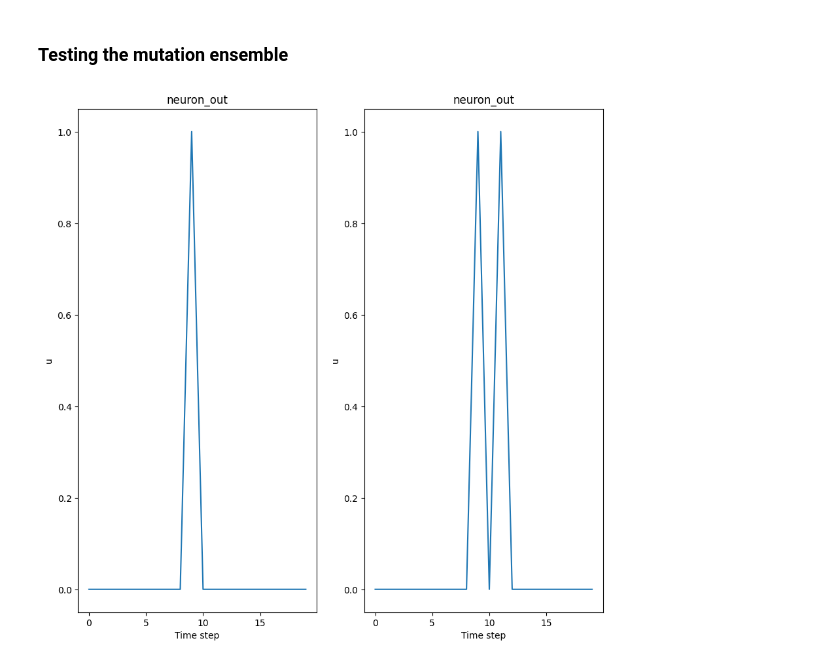
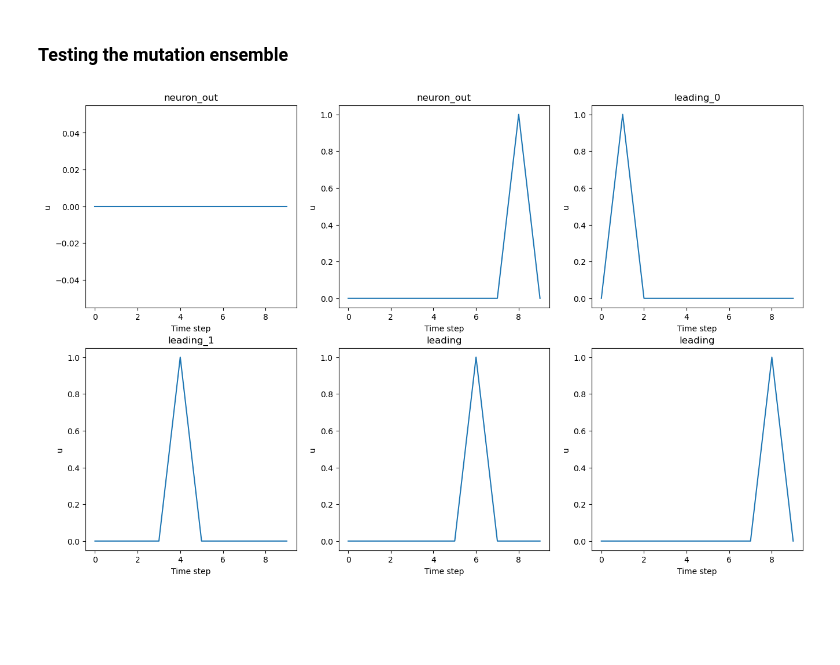
Before and after one commit to stijnradboud/Neuromorphic-Project-Group-9, a Jupyter notebook: Parallel/parallel-lava.ipynb, the cells around one changed output. Cells and saved outputs as stored; diff of their text form; code cells hidden in the pictures; blank space fills up the shorter version.

Commit message:
last working version: two chromosome

```diff
--- a/Parallel/parallel-lava.ipynb
+++ b/Parallel/parallel-lava.ipynb
@@ -9,7 +9,7 @@ from lava.magma.core.run_configs import Loihi1SimCfg
 
 import numpy as np
 
-num_steps = 20
+num_steps = 10
 # %%
 def get_input_buffer(data):
     buffer_data = np.concatenate((np.array(data), np.zeros(num_steps - len(data))))
@@ -281,14 +281,14 @@ for i in range(3):
 class Evolution():
     def __init__(self, chromosomes, num_gens=1):
         self.input_buffers = [[get_input_buffer([gene,0]) for gene in chromosome] for chromosome in chromosomes]
-        self.leading = [get_input_buffer([1,0]) for _ in range(int(len(chromosomes)/2))]
+        self.leading = get_input_buffer([1,0])
         self.num_gens = num_gens
         self.input_neurons = []
         self.evaluated_neurons = [None, None]
         self.crossover_neurons = [None, None]
         self.mutated_neurons = [None,None]
 
-        self.leading_neurons = []
+        self.leading_neurons = [None] * 4
         self.output_neurons_a = None
         self.output_neurons_b = None
 
@@ -305,9 +305,8 @@ class Evolution():
 
     def create_leading_neurons(self):
         leading_in = []
-        for i in range(len(self.leading)):
-            self.leading_neurons.append(create_neuron('l_' + str(i)))
-            connect_neurons(self.leading[i], self.leading_neurons[i])
+        self.leading_neurons[0] = create_neuron('leading_0')
+        connect_neurons(self.leading, self.leading_neurons[0])
 
     def create_output_neurons(self):
         pass
@@ -339,44 +338,44 @@ class Evolution():
 
         # Connect second layer to output
         output = []
         for i in range(input_size):
             output.append(create_neuron("O " + str(i), threshold=0.999))
             connect_neurons(second_layer_Gi[i], output[i], weight=1, delay=1)
 
         for i in range(int(input_size/2)):
-            connect_neurons(second_layer_Gs[i], output[i+int(input_size/2)], weight=1, delay=2)
-            connect_neurons(second_layer_Gs[i+int(input_size/2)], output[i], weight=1, delay=2)
+            connect_neurons(second_layer_Gs[i], output[i+int(input_size/2)], weight=1, delay=1)
+            connect_neurons(second_layer_Gs[i+int(input_size/2)], output[i], weight=1, delay=1)
 
-        new_leading = create_neuron('leading')
-        connect_neurons(self.leading_neurons[0], new_leading, delay=4)
-        self.leading_neurons[0] = new_leading
+        new_leading = create_neuron('leading_1')
+        connect_neurons(self.leading_neurons[0], new_leading, delay=3)
+        self.leading_neurons[1] = new_leading
 
         self.evaluated_neurons[0], self.evaluated_neurons[1] = output[0:3], output[3:7]
 
 
 
     def crossover(self):
-        crossover = CrossoverEnsemble(self.evaluated_neurons[0], self.evaluated_neurons[1], self.leading_neurons[0])
-        self.leading_neurons[0], self.crossover_neurons[0], self.crossover_neurons[1] = crossover.get_output_neurons()
+        crossover = CrossoverEnsemble(self.evaluated_neurons[0], self.evaluated_neurons[1], self.leading_neurons[1])
+        self.leading_neurons[2], self.crossover_neurons[0], self.crossover_neurons[1] = crossover.get_output_neurons()
 
     def mutation(self):
         for n in range(len(self.crossover_neurons)):
-            self.leading_neurons[0], self.mutated_neurons[n] = mutation_ensemble(self.leading_neurons[0], self.crossover_neurons[n], prob=1)
+            self.leading_neurons[3], self.mutated_neurons[n] = mutation_ensemble(self.leading_neurons[2], self.crossover_neurons[n], prob=0)
 
     def evolution_process(self):
         self.create_leading_neurons()
         self.create_input_neurons()
         self.evaluation()
         self.crossover()
         self.mutation()
-        run_and_plot([self.mutated_neurons[0][1], self.mutated_neurons[1][1]], self.input_neurons[1])
+        run_and_plot([self.mutated_neurons[0][2], self.mutated_neurons[1][2], self.leading_neurons[0], self.leading_neurons[1], self.leading_neurons[2], self.leading_neurons[3]], self.input_neurons[1])
 
 
 
-E = Evolution([[1,0,1],[1,1,1]])
+E = Evolution([[1,0,1],[1,1,0]])
 E.evolution_process()
 # %% [output]
-[figure, old version]
+[figure, new version]
 # %%
 input_buffer = get_input_buffer([1,0])
 input_neuron = [create_neuron('n1')]
```
